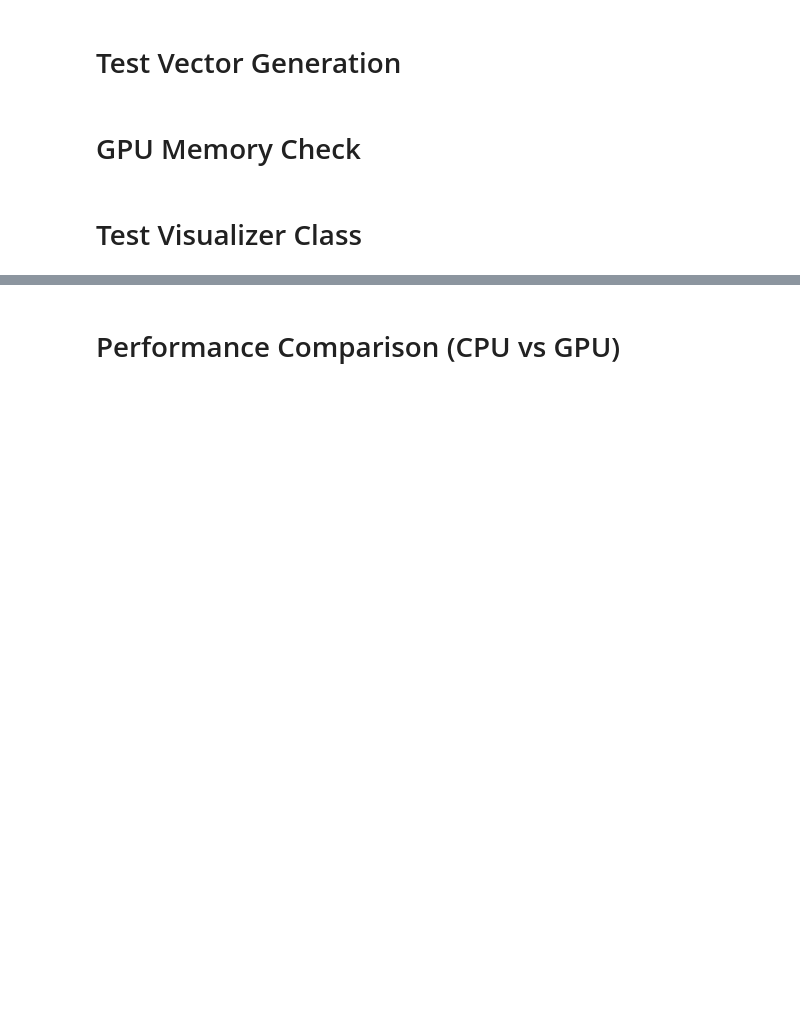
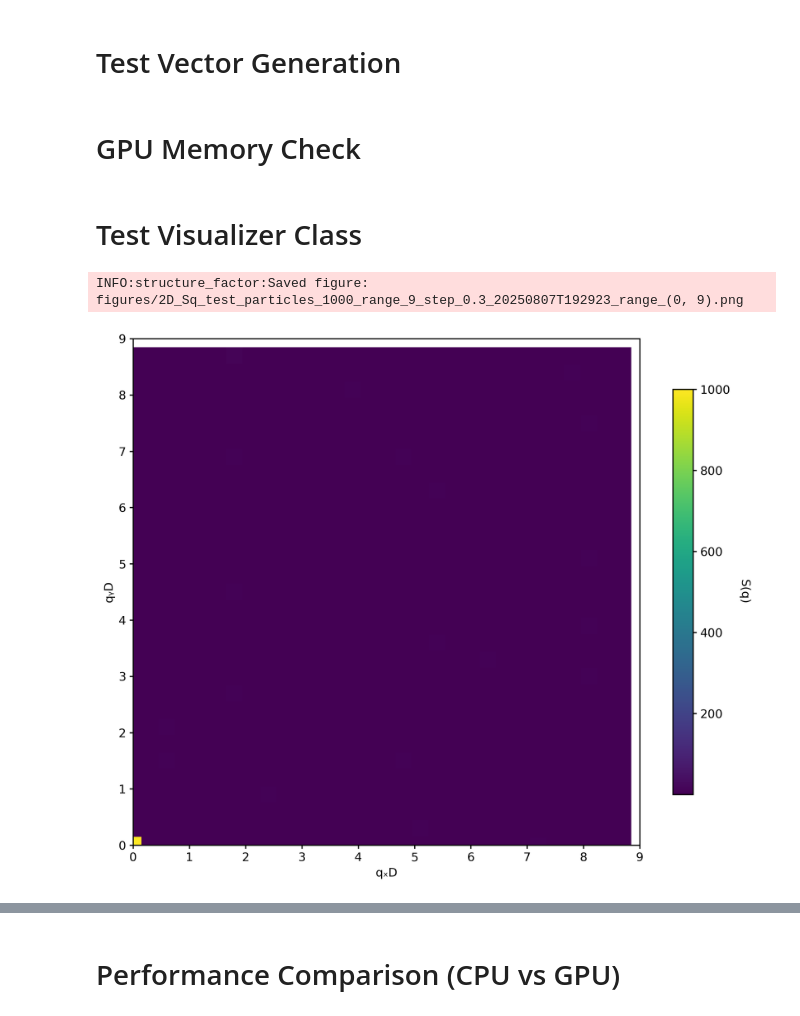
Before and after one commit to GilGCardoso/portfolio, a Jupyter notebook: PhD/Analysis/notebooks/test_notebook.ipynb, the cells around one changed output, grey strips where cells are left out. Drawn from its saved outputs; the diff is of its cells as text; code cells hidden in the pictures; blank space fills up the shorter version.

Commit message:
Testing for calculator and Visualizer class

```diff
--- a/PhD/Analysis/notebooks/test_notebook.ipynb
+++ b/PhD/Analysis/notebooks/test_notebook.ipynb
@@ -200,0 +181,23 @@ else:
+# %%
+import sys
+import os
+
+# Add parent directory to path so we can import our module
+parent_dir = os.path.abspath(os.path.join(os.getcwd(), '..'))
+sys.path.append(parent_dir)
+
+from structure_factor import StructureFactorVisualizer
+
+visualizer = StructureFactorVisualizer(style='publication')
+
+visualizer.plot_2d_structure_factor(
+            data_folder='./output',
+            filename='test_particles_1000_range_9_step_0.3_20250807T192923',
+            plot_range=(0,9),
+            coordinate_system='qD',
+            save_plot=True,
+            output_folder='./figures'
+        )
+# %% [output]
+INFO:structure_factor:Saved figure: figures/2D_Sq_test_particles_1000_range_9_step_0.3_20250807T192923_range_(0, 9).png
+[figure, added]
```
Also changed, not shown: parts of 11 cells of this notebook.
